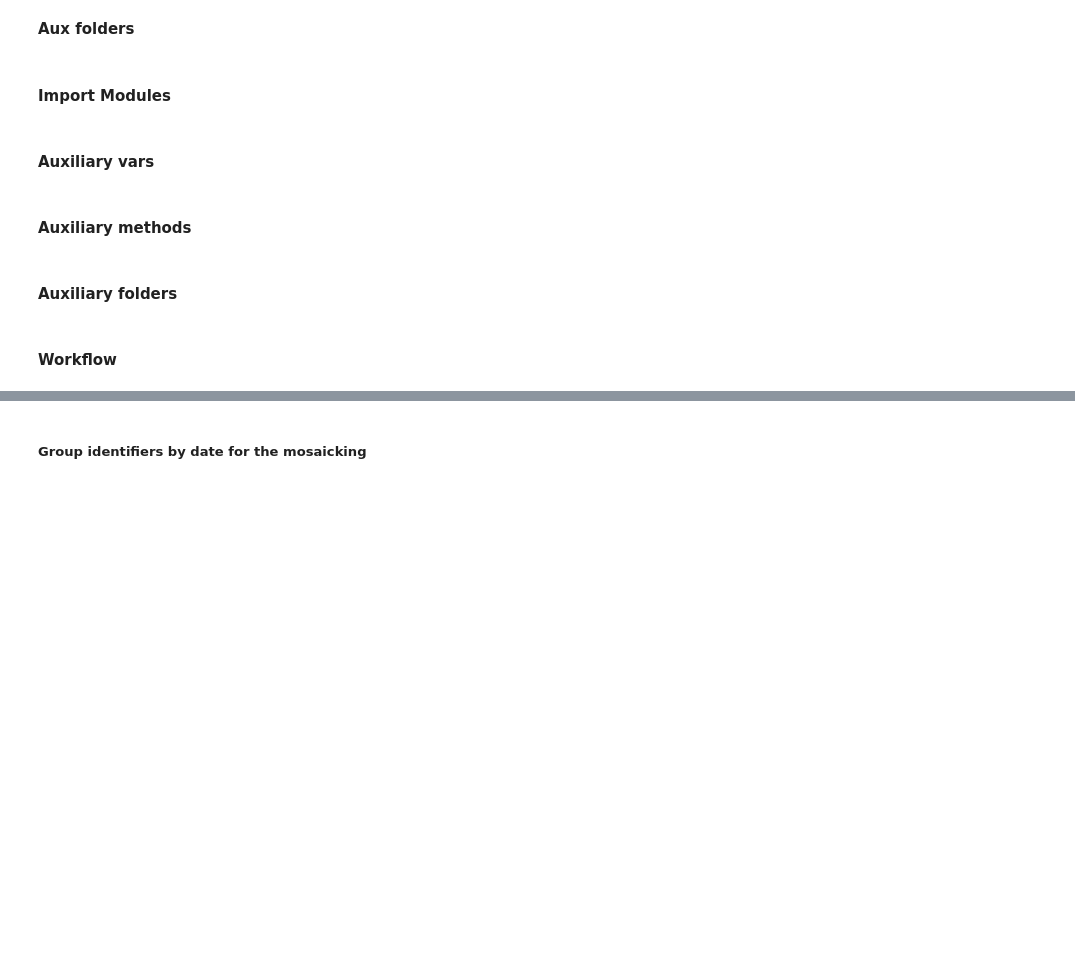
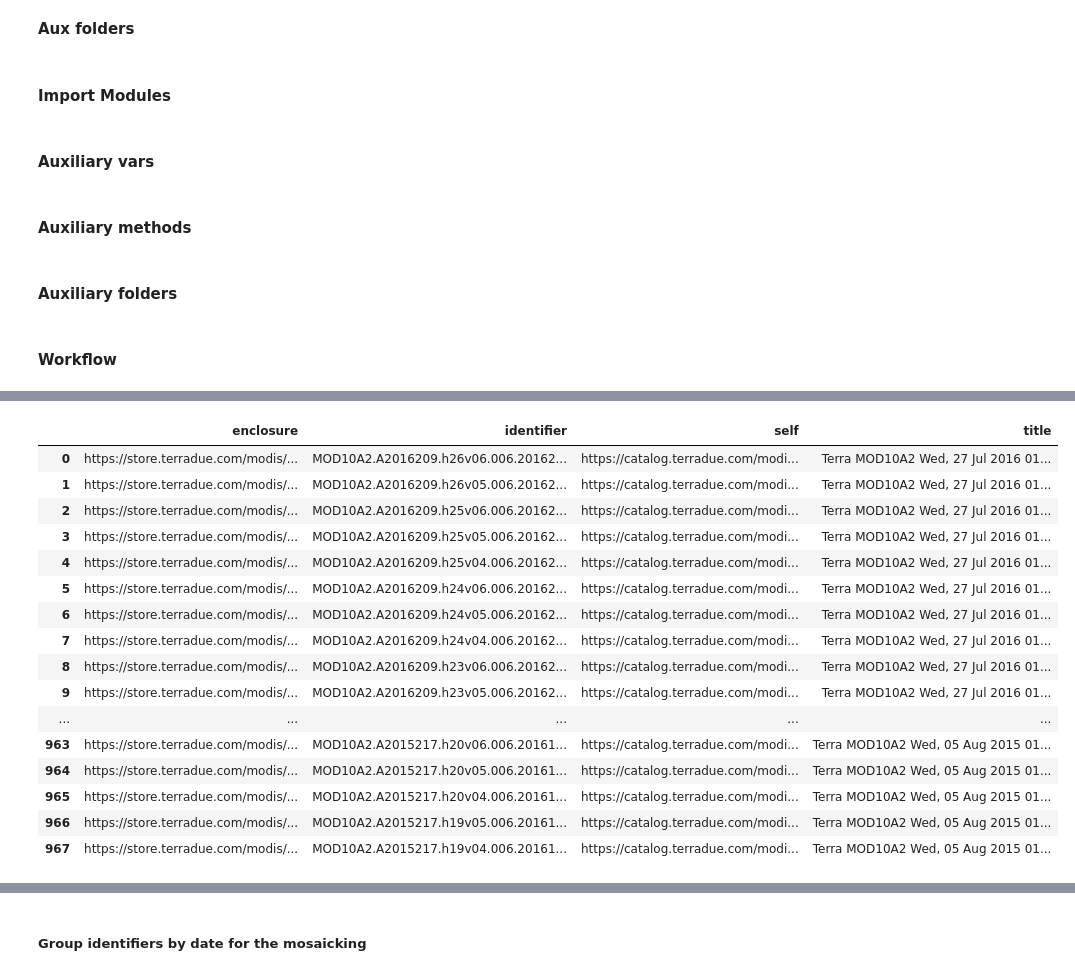
Before and after one commit to ec-better/ewf-wfp-02-02-01, a Jupyter notebook: src/main/app-resources/notebook/libexec/input.ipynb, the cells around one changed output, grey strips where cells are left out. Cells and saved outputs as stored; diff of their text form; code cells hidden in the pictures; blank space fills up the shorter version.

Commit message:
stage-in modis data

```diff
--- a/src/main/app-resources/notebook/libexec/input.ipynb
+++ b/src/main/app-resources/notebook/libexec/input.ipynb
@@ -21,6 +21,24 @@ nameOfRegion = dict([('id', 'nameOfRegion'),
                      ('title', 'Name of Region'),
                      ('abstract', 'Name of the region of interest'),
                      ('minOccurs', '1')])
+# %%
+startDate = dict([('id', 'startDate'),
+                     ('value', '2015-08-05T00:00:00Z'),
+                     ('title', 'start date'),
+                     ('abstract', 'start date'),
+                     ('minOccurs', '1')])
+# %%
+endDate = dict([('id', 'endDate'),
+                     ('value', '2016-07-27T00:00:00Z'),
+                     ('title', 'end date'),
+                     ('abstract', 'end date'),
+                     ('minOccurs', '1')])
+# %%
+modisMission  = dict([('id', 'modisMission'),
+                     ('value', 'Terra'),
+                     ('title', 'Modis Terra or Aqua'),
+                     ('abstract', 'Modis Terra or Aqua'),
+                     ('minOccurs', '1')])
 # %% [markdown]
 ### <a name="runtime">Runtime parameter definition
 # %% [markdown]
@@ -680,0 +703,63 @@ if not os.path.isdir(temp_folder):
+# %%
+message = 'Quering the catalog'
+ciop.log('INFO', message)
+
+# Import geopandas to show results on a table
+import geopandas as gp
+import pandas as pd
+
+#data_path
+
+start = startDate['value']
+stop = endDate['value']
+
+
+series_terra = 'https://catalog.terradue.com/modis/search?pt=MOD10A2'
+series_aqua = 'https://catalog.terradue.com/modis/search?pt=MYD10A2'
+
+series_modis = series_terra
+if modisMission['value'] == 'Aqua':
+    series_modis = series_aqua
+
+#series = 'https://catalog.terradue.com/better-wfp-02-01-01/search'
+
+
+search_params = dict([('start', start),
+                      ('stop', stop),
+                      ('geom', regionOfInterest['value']),
+                      ('count', 'unlimited')])
+
+#search_params = dict([('count', 200)])
+
+ciop = cioppy.Cioppy()
+search={}
+#search = ciop.search(end_point = series,
+#              params='',
+#              output_fields='title,identifier,self,enclosure',
+#              model='EOP',creds='{}:{}'.format(data_pipeline, api_key))
+
+search = ciop.search(end_point = series_modis,
+              params=search_params,
+              output_fields='title,identifier,self,enclosure',
+              model='EOP')
+
+results = gp.GeoDataFrame(search)
+results
+# %% [output]
+|  | enclosure | identifier | self | title |
+| 0 | https://store.terradue.com/modis/... | MOD10A2.A2016209.h26v06.006.20162... | https://catalog.terradue.com/modi... | Terra MOD10A2 Wed, 27 Jul 2016 01... |
+| 1 | https://store.terradue.com/modis/... | MOD10A2.A2016209.h26v05.006.20162... | https://catalog.terradue.com/modi... | Terra MOD10A2 Wed, 27 Jul 2016 01... |
+| 2 | https://store.terradue.com/modis/... | MOD10A2.A2016209.h25v06.006.20162... | https://catalog.terradue.com/modi... | Terra MOD10A2 Wed, 27 Jul 2016 01... |
+| 3 | https://store.terradue.com/modis/... | MOD10A2.A2016209.h25v05.006.20162... | https://catalog.terradue.com/modi... | Terra MOD10A2 Wed, 27 Jul 2016 01... |
+| 4 | https://store.terradue.com/modis/... | MOD10A2.A2016209.h25v04.006.20162... | https://catalog.terradue.com/modi... | Terra MOD10A2 Wed, 27 Jul 2016 01... |
+| 5 | https://store.terradue.com/modis/... | MOD10A2.A2016209.h24v06.006.20162... | https://catalog.terradue.com/modi... | Terra MOD10A2 Wed, 27 Jul 2016 01... |
+| 6 | https://store.terradue.com/modis/... | MOD10A2.A2016209.h24v05.006.20162... | https://catalog.terradue.com/modi... | Terra MOD10A2 Wed, 27 Jul 2016 01... |
+| 7 | https://store.terradue.com/modis/... | MOD10A2.A2016209.h24v04.006.20162... | https://catalog.terradue.com/modi... | Terra MOD10A2 Wed, 27 Jul 2016 01... |
+| 8 | https://store.terradue.com/modis/... | MOD10A2.A2016209.h23v06.006.20162... | https://catalog.terradue.com/modi... | Terra MOD10A2 Wed, 27 Jul 2016 01... |
+| 9 | https://store.terradue.com/modis/... | MOD10A2.A2016209.h23v05.006.20162... | https://catalog.terradue.com/modi... | Terra MOD10A2 Wed, 27 Jul 2016 01... |
+| ... | ... | ... | ... | ... |
+| 963 | https://store.terradue.com/modis/... | MOD10A2.A2015217.h20v06.006.20161... | https://catalog.terradue.com/modi... | Terra MOD10A2 Wed, 05 Aug 2015 01... |
+| 964 | https://store.terradue.com/modis/... | MOD10A2.A2015217.h20v05.006.20161... | https://catalog.terradue.com/modi... | Terra MOD10A2 Wed, 05 Aug 2015 01... |
+| 965 | https://store.terradue.com/modis/... | MOD10A2.A2015217.h20v04.006.20161... | https://catalog.terradue.com/modi... | Terra MOD10A2 Wed, 05 Aug 2015 01... |
+| 966 | https://store.terradue.com/modis/... | MOD10A2.A2015217.h19v05.006.20161... | https://catalog.terradue.com/modi... | Terra MOD10A2 Wed, 05 Aug 2015 01... |
+| 967 | https://store.terradue.com/modis/... | MOD10A2.A2015217.h19v04.006.20161... | https://catalog.terradue.com/modi... | Terra MOD10A2 Wed, 05 Aug 2015 01... |
```
Also changed, not shown: parts of 12 cells of this notebook.
